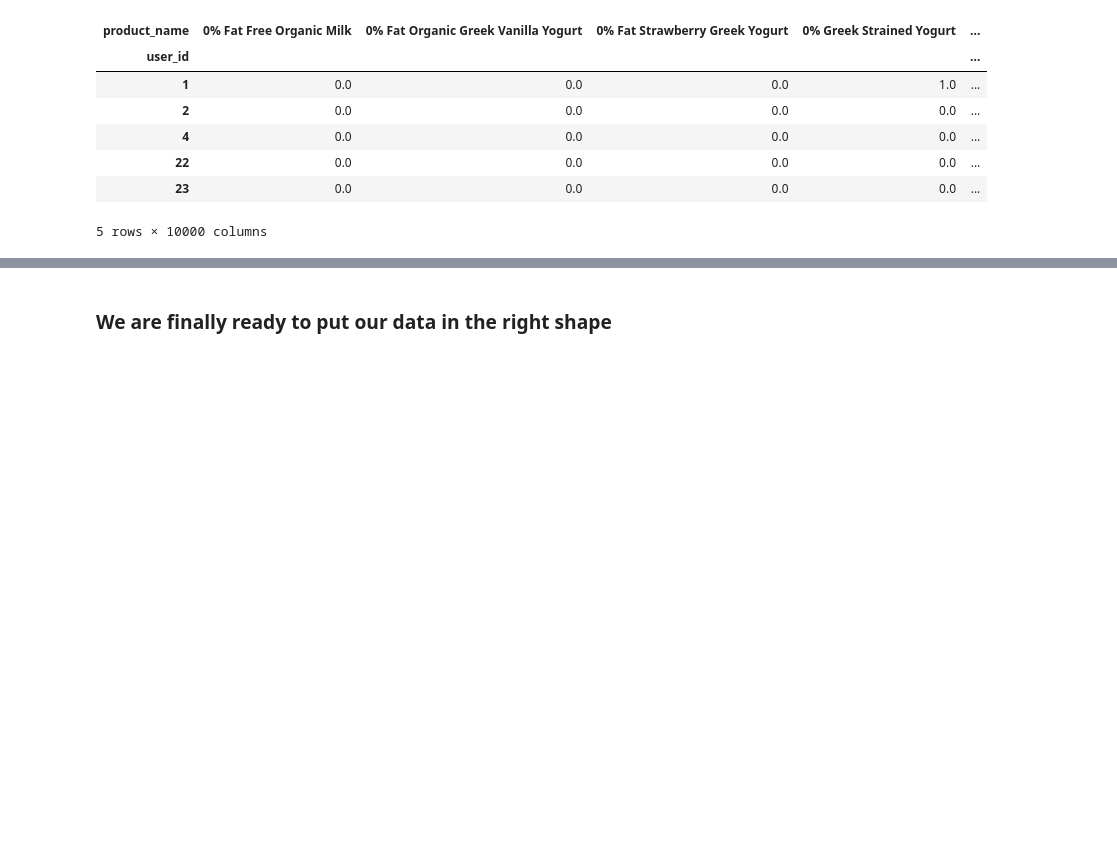
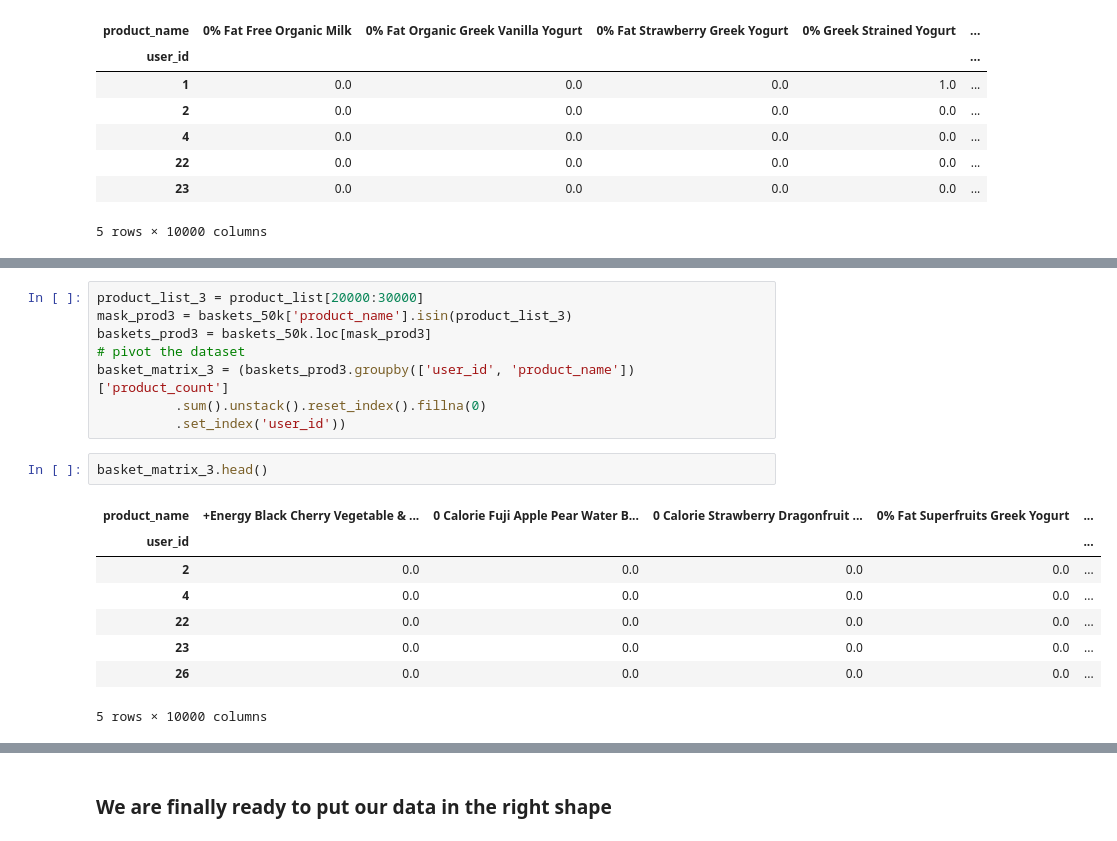
Before and after one commit to mberrien-fitzsimons/recipe_recommendation_system, a Jupyter notebook: notebooks/03_analysis/20190904-mlb-similarity-recommendations-instacart.ipynb, the cells around one changed output, grey strips where cells are left out. Saved outputs shown, nothing was run; the diff lists cells and outputs as text; blank space fills up the shorter version.

```diff
--- a/notebooks/03_analysis/20190904-mlb-similarity-recommendations-instacart.ipynb
+++ b/notebooks/03_analysis/20190904-mlb-similarity-recommendations-instacart.ipynb
@@ -143,0 +155,19 @@ basket_matrix_1.head()
+# %%
+product_list_3 = product_list[20000:30000]
+mask_prod3 = baskets_50k['product_name'].isin(product_list_3)
+baskets_prod3 = baskets_50k.loc[mask_prod3]
+# pivot the dataset
+basket_matrix_3 = (baskets_prod3.groupby(['user_id', 'product_name'])['product_count']
+          .sum().unstack().reset_index().fillna(0)
+          .set_index('user_id'))
+# %%
+basket_matrix_3.head()
+# %% [output]
+| product_name | +Energy Black Cherry Vegetable & ... | 0 Calorie Fuji Apple Pear Water B... | 0 Calorie Strawberry Dragonfruit ... | 0% Fat Superfruits Greek Yogurt | ... |
+| user_id |  |  |  |  | ... |
+| 2 | 0.0 | 0.0 | 0.0 | 0.0 | ... |
+| 4 | 0.0 | 0.0 | 0.0 | 0.0 | ... |
+| 22 | 0.0 | 0.0 | 0.0 | 0.0 | ... |
+| 23 | 0.0 | 0.0 | 0.0 | 0.0 | ... |
+| 26 | 0.0 | 0.0 | 0.0 | 0.0 | ... |
+5 rows × 10000 columns
```
Also changed, not shown: parts of 9 cells of this notebook.
